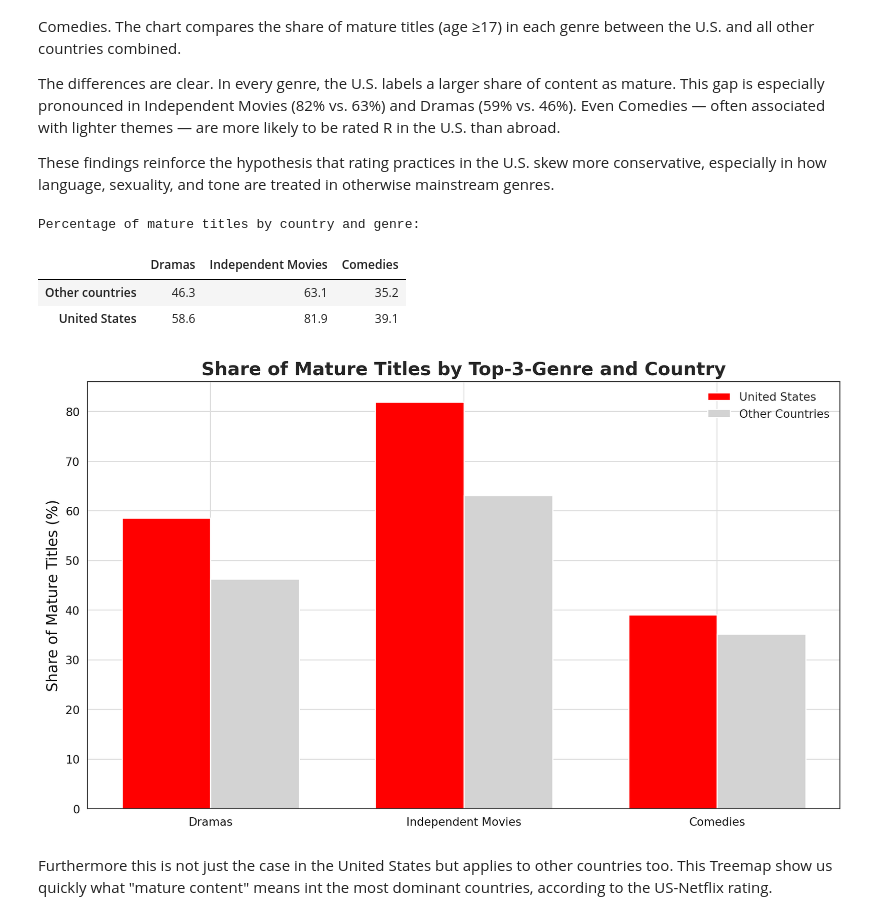
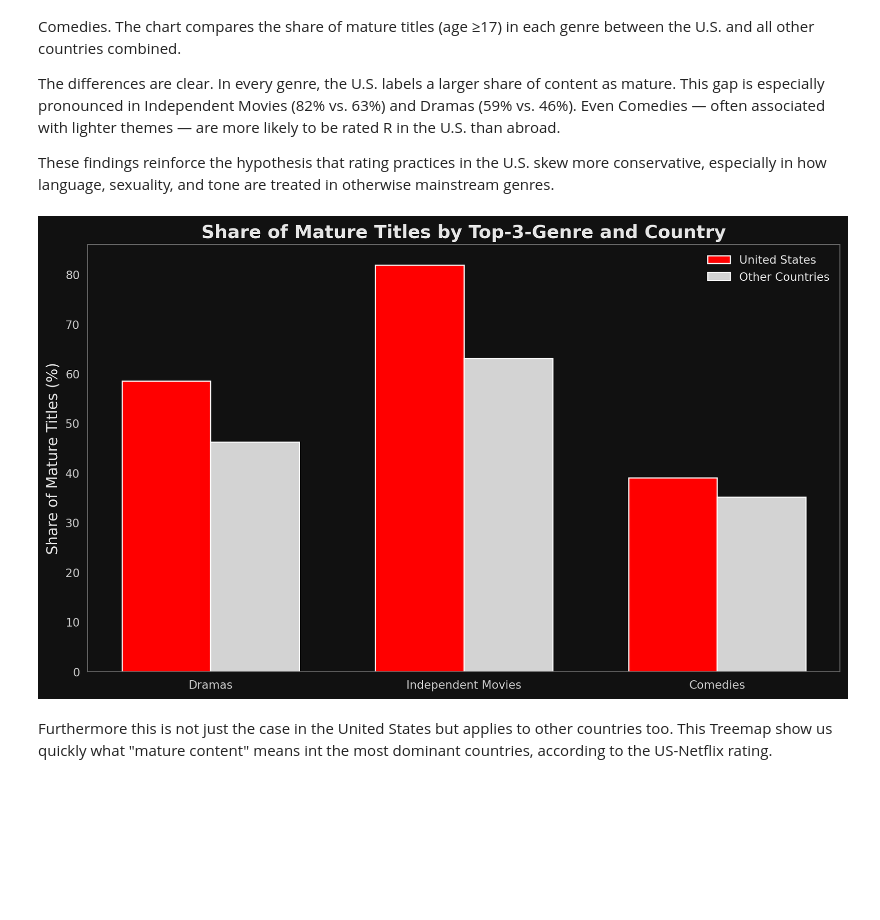
Before and after one commit to Elias-Martinelli/DVIZ_Final-Project_Netflix, a Jupyter notebook: notebooks/MainStory_2EDIT.ipynb, the cells around one changed output. Cells and saved outputs as stored; diff of their text form; code cells hidden in the pictures; blank space fills up the shorter version.

```diff
--- a/notebooks/MainStory_2EDIT.ipynb
+++ b/notebooks/MainStory_2EDIT.ipynb
@@ -108,24 +109,32 @@ age_colors = {
 }
 
 # 🔧 General matplotlib + seaborn style settings
-sns.set_style("darkgrid")
+sns.set_style("dark")
 
 plt.rcParams.update({
     "figure.figsize": (10, 6),
+
     "axes.titlesize": 16,
+    "axes.titleweight": "bold",
     "axes.labelsize": 13,
-    "axes.titleweight": "bold",
-    "axes.labelcolor": "#111111",
-    "xtick.color": "#111111",
-    "ytick.color": "#111111",
+
+    "axes.labelcolor": "#e6e6e6",
+    "xtick.color": "#cfcfcf",
+    "ytick.color": "#cfcfcf",
+
     "font.family": "sans-serif",
     "font.sans-serif": ["DejaVu Sans", "Arial"],
-    "axes.edgecolor": "#333333",
-    "grid.color": "#dddddd",
-    "axes.facecolor": "white",
-    "figure.facecolor": "white",
+
+    "axes.edgecolor": "#666666",
+    "grid.color": "#444444",
+    "grid.alpha": 0.4,
+
+    "axes.facecolor": "#111111",
+    "figure.facecolor": "#111111",
+
     "legend.frameon": False,
     "legend.title_fontsize": 11,
+    "text.color": "#e6e6e6",
 })
 
 # 🎨 Shortcut for consistent age-rating color order
@@ -467,40 +476,36 @@ for genre in genres_of_interest:
     summary[genre] = df_netflix.groupby('is_us').apply(
         lambda x: (x[genre] & x['is_mature']).sum() / x[genre].sum() if x[genre].sum() > 0 else 0,
         include_groups=False
     )
 
 summary = pd.DataFrame(summary)
 summary.index = ['Other countries', 'United States']
 summary_percent = (summary * 100).round(1)
 
-print("Percentage of mature titles by country and genre:")
-display(summary_percent)
+#print("Percentage of mature titles by country and genre:")
+#display(summary_percent)
 
 # Plot: je Genre eine Gruppe, zwei Bars pro Genre
 n_genres = len(genres_of_interest)
 x = np.arange(n_genres)
 width = 0.35
 
 #fig, ax = plt.subplots(figsize=(8,5))
 fig, ax = plt.subplots()
 
 # Farben setzen
 ax.bar(x - width/2, summary_percent.loc['United States'], width, label='United States', color=BAR_FORMATS['highlight']['color'])
 ax.bar(x + width/2, summary_percent.loc['Other countries'], width, label='Other Countries', color=BAR_FORMATS['deemphasize']['color'])
 
 ax.set_ylabel('Share of Mature Titles (%)')
 ax.set_title('Share of Mature Titles by Top-3-Genre and Country')
 ax.set_xticks(x)
 ax.set_xticklabels(genres_of_interest)
 ax.legend()
 plt.tight_layout()
 plt.show()
 # %% [output]
-Percentage of mature titles by country and genre:
-|  | Dramas | Independent Movies | Comedies |
-| Other countries | 46.3 | 63.1 | 35.2 |
-| United States | 58.6 | 81.9 | 39.1 |
-[figure, old version]
+[figure, new version]
 # %% [markdown]
 Furthermore this is not just the case in the United States but applies to other countries too. This Treemap show us quickly what "mature content" means int the most dominant countries, according to the US-Netflix rating.
 # %%
```
Also changed, not shown: parts of 9 cells of this notebook, 1 other file.
